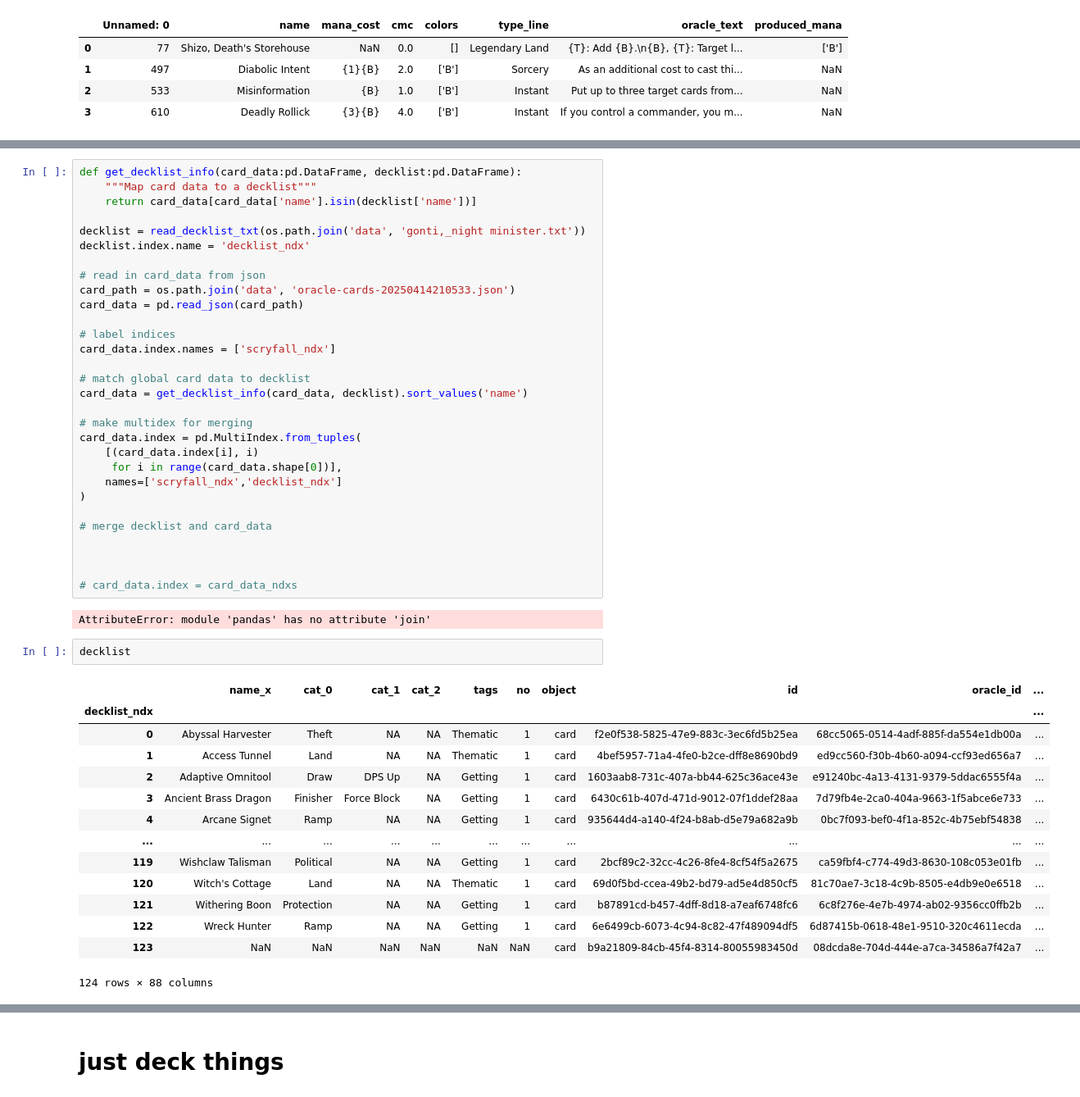
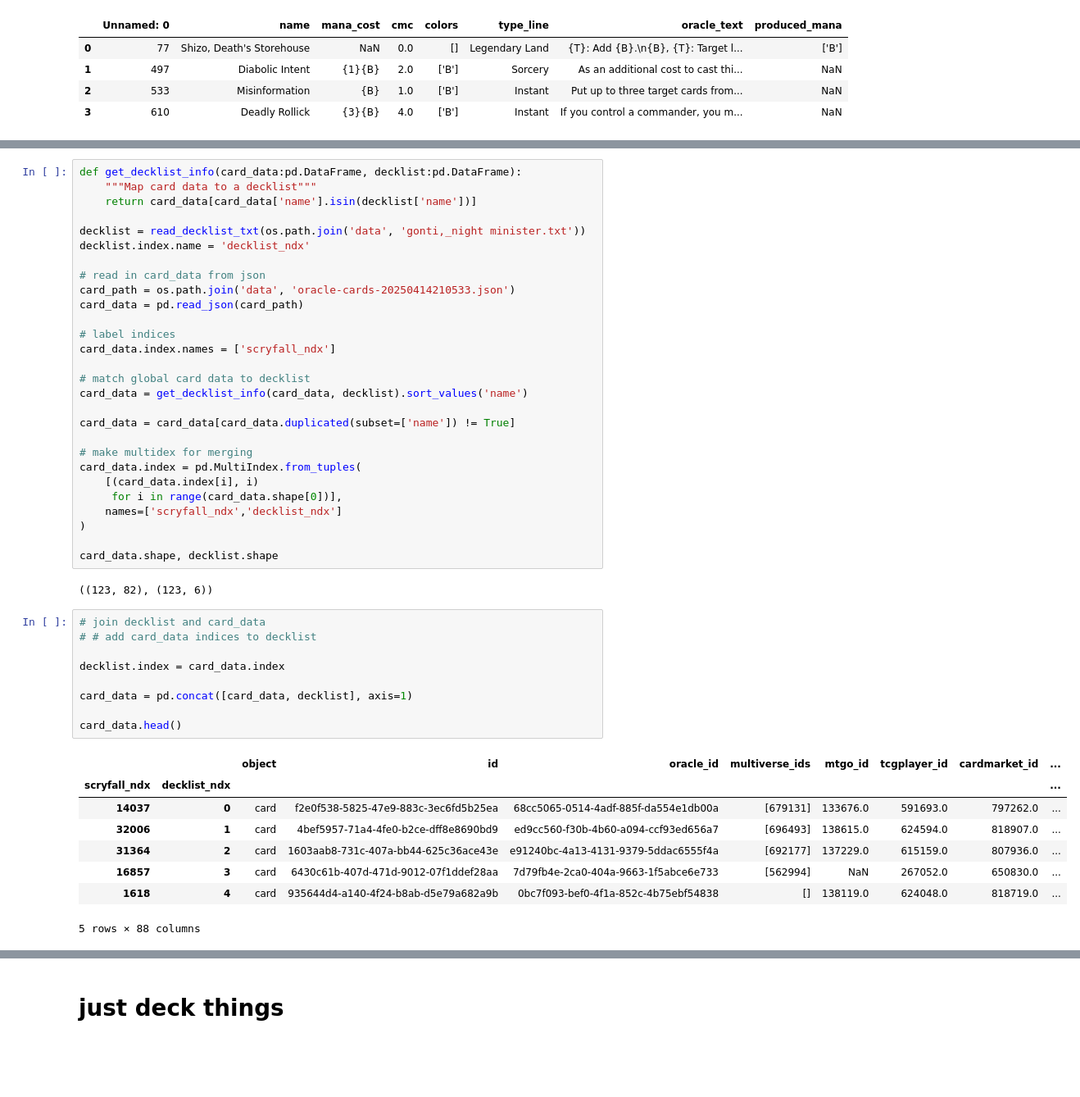
Before and after one commit to agrero/maptoken_mtg, a Jupyter notebook: sampler.ipynb, the cells around one changed output, grey strips where cells are left out. Shown: that part at 82% size. Cells and saved outputs as stored; diff of their text form; blank space fills up the shorter version.

Commit message:
fixed redundant items (heckin scryfall)

```diff
--- a/sampler.ipynb
+++ b/sampler.ipynb
@@ -79,6 +79,8 @@ card_data.index.names = ['scryfall_ndx']
 # match global card data to decklist
 card_data = get_decklist_info(card_data, decklist).sort_values('name')
 
+card_data = card_data[card_data.duplicated(subset=['name']) != True]
+
 # make multidex for merging
 card_data.index = pd.MultiIndex.from_tuples(
     [(card_data.index[i], i)
@@ -86,30 +88,27 @@ card_data.index = pd.MultiIndex.from_tuples(
     names=['scryfall_ndx','decklist_ndx']
 )
 
-# merge decklist and card_data
-
-
-
-# card_data.index = card_data_ndxs
+card_data.shape, decklist.shape
 # %% [output]
-AttributeError: module 'pandas' has no attribute 'join'
+((123, 82), (123, 6))
-# %%
-decklist
-# %% [output]
-|  | name_x | cat_0 | cat_1 | cat_2 | tags | no | object | id | oracle_id | ... |
-| decklist_ndx |  |  |  |  |  |  |  |  |  | ... |
-| 0 | Abyssal Harvester | Theft | NA | NA | Thematic | 1 | card | f2e0f538-5825-47e9-883c-3ec6fd5b25ea | 68cc5065-0514-4adf-885f-da554e1db00a | ... |
-| 1 | Access Tunnel | Land | NA | NA | Thematic | 1 | card | 4bef5957-71a4-4fe0-b2ce-dff8e8690bd9 | ed9cc560-f30b-4b60-a094-ccf93ed656a7 | ... |
-| 2 | Adaptive Omnitool | Draw | DPS Up | NA | Getting | 1 | card | 1603aab8-731c-407a-bb44-625c36ace43e | e91240bc-4a13-4131-9379-5ddac6555f4a | ... |
-| 3 | Ancient Brass Dragon | Finisher | Force Block | NA | Getting | 1 | card | 6430c61b-407d-471d-9012-07f1ddef28aa | 7d79fb4e-2ca0-404a-9663-1f5abce6e733 | ... |
-| 4 | Arcane Signet | Ramp | NA | NA | Getting | 1 | card | 935644d4-a140-4f24-b8ab-d5e79a682a9b | 0bc7f093-bef0-4f1a-852c-4b75ebf54838 | ... |
-| ... | ... | ... | ... | ... | ... | ... | ... | ... | ... | ... |
-| 119 | Wishclaw Talisman | Political | NA | NA | Getting | 1 | card | 2bcf89c2-32cc-4c26-8fe4-8cf54f5a2675 | ca59fbf4-c774-49d3-8630-108c053e01fb | ... |
-| 120 | Witch's Cottage | Land | NA | NA | Thematic | 1 | card | 69d0f5bd-ccea-49b2-bd79-ad5e4d850cf5 | 81c70ae7-3c18-4c9b-8505-e4db9e0e6518 | ... |
-| 121 | Withering Boon | Protection | NA | NA | Getting | 1 | card | b87891cd-b457-4dff-8d18-a7eaf6748fc6 | 6c8f276e-4e7b-4974-ab02-9356cc0ffb2b | ... |
-| 122 | Wreck Hunter | Ramp | NA | NA | Getting | 1 | card | 6e6499cb-6073-4c94-8c82-47f489094df5 | 6d87415b-0618-48e1-9510-320c4611ecda | ... |
-| 123 | NaN | NaN | NaN | NaN | NaN | NaN | card | b9a21809-84cb-45f4-8314-80055983450d | 08dcda8e-704d-444e-a7ca-34586a7f42a7 | ... |
-124 rows × 88 columns
+# %%
+# join decklist and card_data
+# # add card_data indices to decklist
+
+decklist.index = card_data.index
+
+card_data = pd.concat([card_data, decklist], axis=1)
+
+card_data.head()
+# %% [output]
+|  |  | object | id | oracle_id | multiverse_ids | mtgo_id | tcgplayer_id | cardmarket_id | ... |
+| scryfall_ndx | decklist_ndx |  |  |  |  |  |  |  | ... |
+| 14037 | 0 | card | f2e0f538-5825-47e9-883c-3ec6fd5b25ea | 68cc5065-0514-4adf-885f-da554e1db00a | [679131] | 133676.0 | 591693.0 | 797262.0 | ... |
+| 32006 | 1 | card | 4bef5957-71a4-4fe0-b2ce-dff8e8690bd9 | ed9cc560-f30b-4b60-a094-ccf93ed656a7 | [696493] | 138615.0 | 624594.0 | 818907.0 | ... |
+| 31364 | 2 | card | 1603aab8-731c-407a-bb44-625c36ace43e | e91240bc-4a13-4131-9379-5ddac6555f4a | [692177] | 137229.0 | 615159.0 | 807936.0 | ... |
+| 16857 | 3 | card | 6430c61b-407d-471d-9012-07f1ddef28aa | 7d79fb4e-2ca0-404a-9663-1f5abce6e733 | [562994] | NaN | 267052.0 | 650830.0 | ... |
+| 1618 | 4 | card | 935644d4-a140-4f24-b8ab-d5e79a682a9b | 0bc7f093-bef0-4f1a-852c-4b75ebf54838 | [] | 138119.0 | 624048.0 | 818719.0 | ... |
+5 rows × 88 columns
 # %%
 # add
 
```
Also changed, not shown: parts of 1 cell of this notebook.
